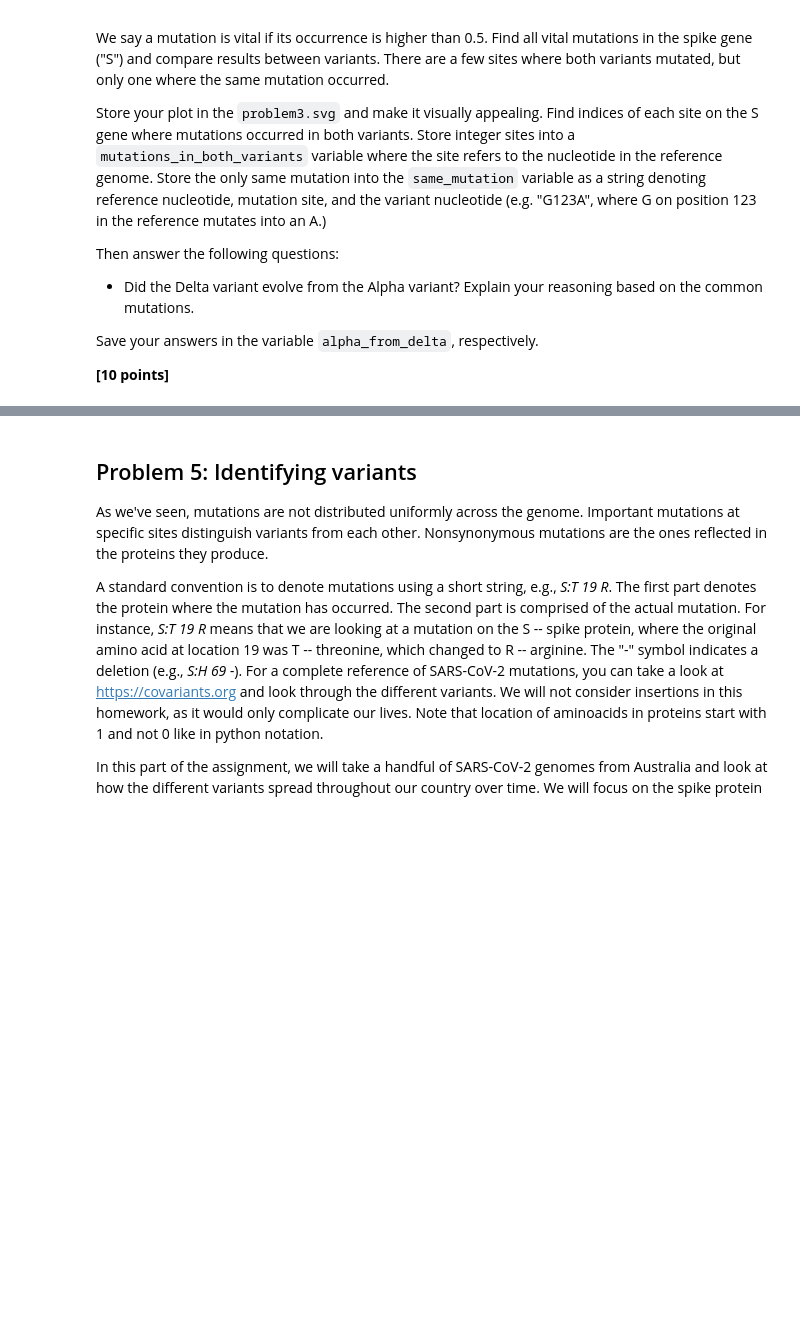
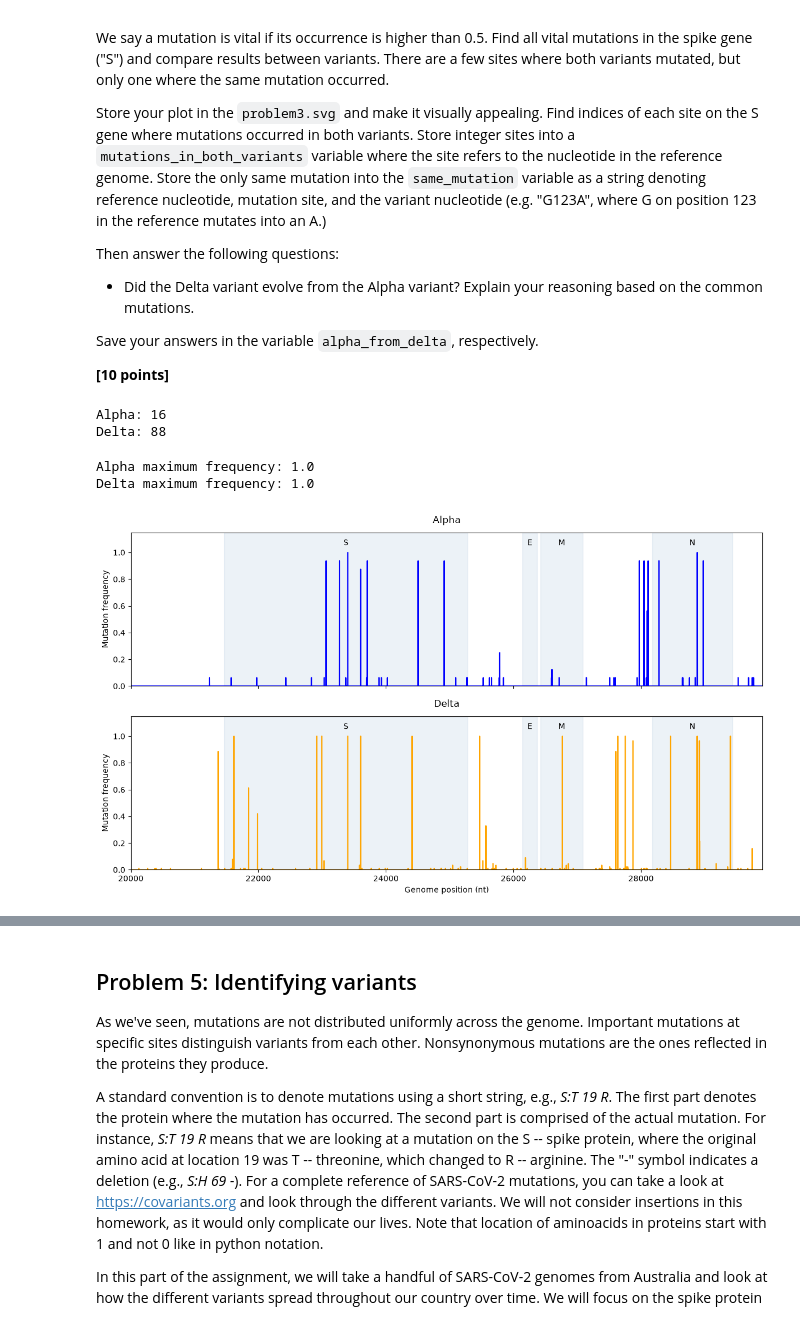
Before and after one commit to YiboShen1231/assign_viral_evo, a Jupyter notebook: viral_evo_workbook.ipynb, the cells around one changed output, grey strips where cells are left out. Drawn from its saved outputs; the diff is of its cells as text; code cells hidden in the pictures; blank space fills up the shorter version.

```diff
--- a/viral_evo_workbook.ipynb
+++ b/viral_evo_workbook.ipynb
@@ -358,3 +358,64 @@ delta_variants =  ["EPI_ISL_1904460", "EPI_ISL_1904466", "EPI_ISL_1904469", "EPI
                    "EPI_ISL_7748623", "EPI_ISL_7748687", "EPI_ISL_7621974", "EPI_ISL_8901160", "EPI_ISL_10116719",
                    "EPI_ISL_8901318", "EPI_ISL_8901337", "EPI_ISL_10116652", "EPI_ISL_8900986", "EPI_ISL_8901124",
                    "EPI_ISL_8901168", "EPI_ISL_8901097", "EPI_ISL_10116931"]
+# %%
+alpha_sequences = [
+    record for record in sequences
+    if record.id.split("|")[0] in alpha_variants
+]
+
+delta_sequences = [
+    record for record in sequences
+    if record.id.split("|")[0] in delta_variants
+]
+
+print("Alpha:", len(alpha_sequences))
+print("Delta:", len(delta_sequences))
+# %% [output]
+Alpha: 16
+Delta: 88
+# %%
+reference_seq = str(reference.seq).upper()
+alpha_counts = np.zeros(len(reference_seq))
+delta_counts = np.zeros(len(reference_seq))
+
+for record in alpha_sequences:
+    seq = str(record.seq).upper()
+    for i, (a, b) in enumerate(zip(reference_seq, seq)):
+        if a in "ACGT" and b in "ACGT" and a != b:
+            alpha_counts[i] += 1
+for record in delta_sequences:
+    seq = str(record.seq).upper()
+    for i, (a, b) in enumerate(zip(reference_seq, seq)):
+        if a in "ACGT" and b in "ACGT" and a != b:
+            delta_counts[i] += 1
+
+alpha_freq = alpha_counts / len(alpha_sequences)
+delta_freq = delta_counts / len(delta_sequences)
+print("Alpha maximum frequency:", max(alpha_freq))
+print("Delta maximum frequency:", max(delta_freq))
+# %% [output]
+Alpha maximum frequency: 1.0
+Delta maximum frequency: 1.0
+# %%
+fig, axes = plt.subplots(2, 1, figsize=(12, 7), sharex=True)
+positions = np.arange(1, len(reference_seq) + 1)
+axes[0].plot(positions, alpha_freq, color="blue")
+axes[1].plot(positions, delta_freq, color="orange")
+
+for ax, name in zip(axes, ["Alpha", "Delta"]):
+    ax.set_title(name, pad=12)
+    ax.set_ylabel("Mutation frequency")
+    ax.set_xlim(20000, len(reference_seq))
+    ax.set_ylim(0, 1.15)
+
+    for gene, (start, end) in gene_locations.items():
+        ax.axvspan(start, end, alpha=0.1, color="steelblue")
+        ax.text((start + end) / 2, 1.07, gene,
+                ha="center", va="center", fontsize=10)
+axes[1].set_xlabel("Genome position (nt)")
+plt.tight_layout()
+plt.savefig("problem3.svg", bbox_inches="tight")
+plt.show()
+# %% [output]
+[figure, added]
```
Also changed, not shown: parts of 11 cells of this notebook, 2 other files.
